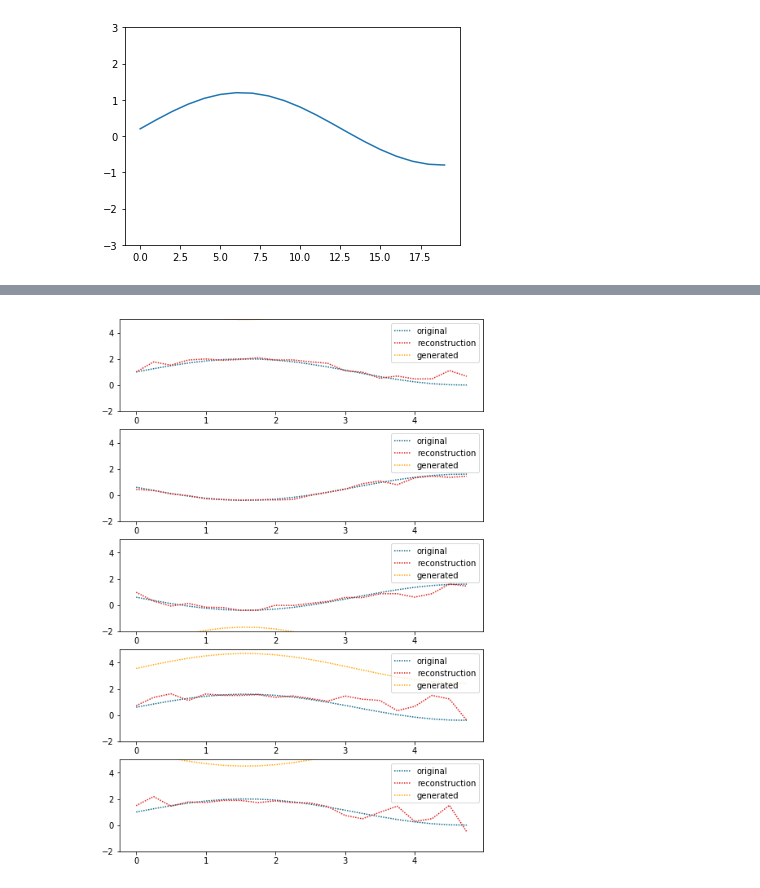
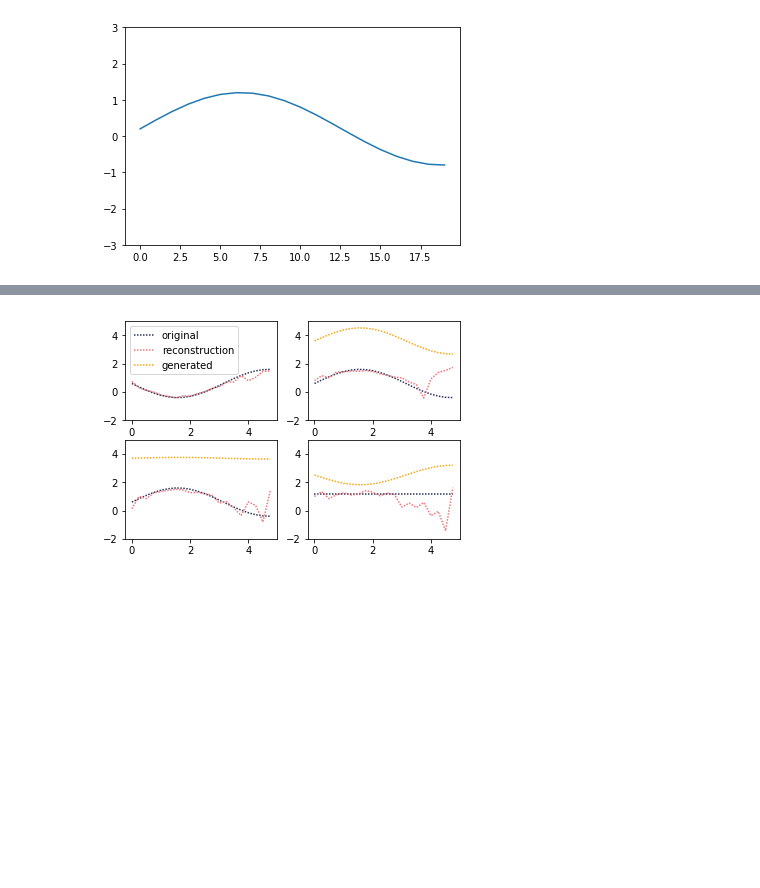
Before and after one commit to stefanwezel/SequentialVAE, a Jupyter notebook: example/disentangle_sequence.ipynb, the cells around one changed output, grey strips where cells are left out. Saved outputs shown, nothing was run; the diff lists cells and outputs as text; code cells hidden in the pictures; blank space fills up the shorter version.

Commit message:
added sample reconstructions

```diff
--- a/example/disentangle_sequence.ipynb
+++ b/example/disentangle_sequence.ipynb
@@ -374,31 +361,53 @@ Epoch: 2999, Loss: -0.45
 # %%
-
+import tikzplotlib as tpl
 # torch.save(model.state_dict(), 'example_model.pth')
 
+fig, axes = plt.subplots(nrows=2,ncols=2)#,figsize=(14,5)
 
-fig, axes = plt.subplots(nrows=5,ncols=1,figsize=(8,12))
+a =0
+lines = []
+for j in range(2):
+    for i in range(2):
+        r_index = np.random.randint(0,4)
+    #     sequence_id = Variable(torch.LongTensor([r_index]))
+        sequence_id = torch.LongTensor([0])
+        y = training_samples[r_index].numpy()[0][0]
+        p_x, p_z1, p_z2, mu2, x_reconstructed = model(training_samples[r_index], sequence_id=sequence_id)
+        z1 = model.reparameterize(p_z1[0],p_z1[1]).data[0,0,0]
+        z2 = model.reparameterize(p_z2[0],p_z2[1]).data[0,0,0]
+        generated_sequence = z1.numpy() * np.sin(xs) + z2.numpy()
+
+        y_reconstructed = x_reconstructed.squeeze().detach().numpy()
+        l1, = axes[j][i].plot(xs, y,linestyle = (0, (1,1)), color = '#29335C', label='original')
+#         lines.append(l1)
+        l2, = axes[j][i].plot(xs, y_reconstructed,linestyle = (0, (1,1)), color = '#EF767A', label='reconstruction')
+        l3, = axes[j][i].plot(xs, generated_sequence,linestyle = (0, (1,1)), color = '#F3A712', label='generated')
 
 
-for a in range(5):
-    r_index = np.random.randint(0,4)
-#     sequence_id = Variable(torch.LongTensor([r_index]))
-    sequence_id = torch.LongTensor([0])
-    y = training_samples[r_index].numpy()[0][0]
-    p_x, p_z1, p_z2, mu2, x_reconstructed = model(training_samples[r_index], sequence_id=sequence_id)
-    z1 = model.reparameterize(p_z1[0],p_z1[1]).data[0,0,0]
-    z2 = model.reparameterize(p_z2[0],p_z2[1]).data[0,0,0]
-    generated_sequence = z1.numpy() * np.sin(xs) + z2.numpy()
+        axes[j][i].set_ylim(-2,5)
+        if (i==0) and (j==0):
+            axes[j][i].legend()
 
-    y_reconstructed = x_reconstructed.squeeze().detach().numpy()
-    axes[a].plot(xs, y,linestyle = (0, (1,1)), color = '#086788', label='original')
-    axes[a].plot(xs, y_reconstructed,linestyle = (0, (1,1)), color = '#DD1C1A', label='reconstruction')
-    axes[a].plot(xs, generated_sequence,linestyle = (0, (1,1)), color = 'orange', label='generated')
-
-
-    axes[a].set_ylim(-2,5)
-    axes[a].legend()
+        a += 1
+# fig.legend((l1,l2,l3), ('Signal', 'Reconstruction', 'Reconstruction'), 'upper left')
 
 # plt.legend()
+
+# tpl.save(
+#     "../figures/sample_reconstructions.tex",
+#     figure=fig,
+#     axis_width="\\figwidth",
+#     axis_height="\\figheight",
+# #     ex_relative_path_to_data=".",
+#     override_externals=True,
+#     float_format=".3g",
+# )
+# handles, labels = axes.get_legend_handles_labels()
+# fig.legend(handles, labels, loc='upper center')
+# plt.figlegend( lines, labels, loc = 'lower center', ncol=5, labelspacing=0. )
+# fig.legend((l2), ('Line 1', 'Line 2', 'line3'), 'upper left')
+
+# fig.legend((l3, l4), ('Line 3', 'Line 4'), 'upper right')
 plt.show()
 # %% [output]
-[figure, old version]
+[figure, new version]
```
Also changed, not shown: parts of 3 cells of this notebook, 3 other files.
